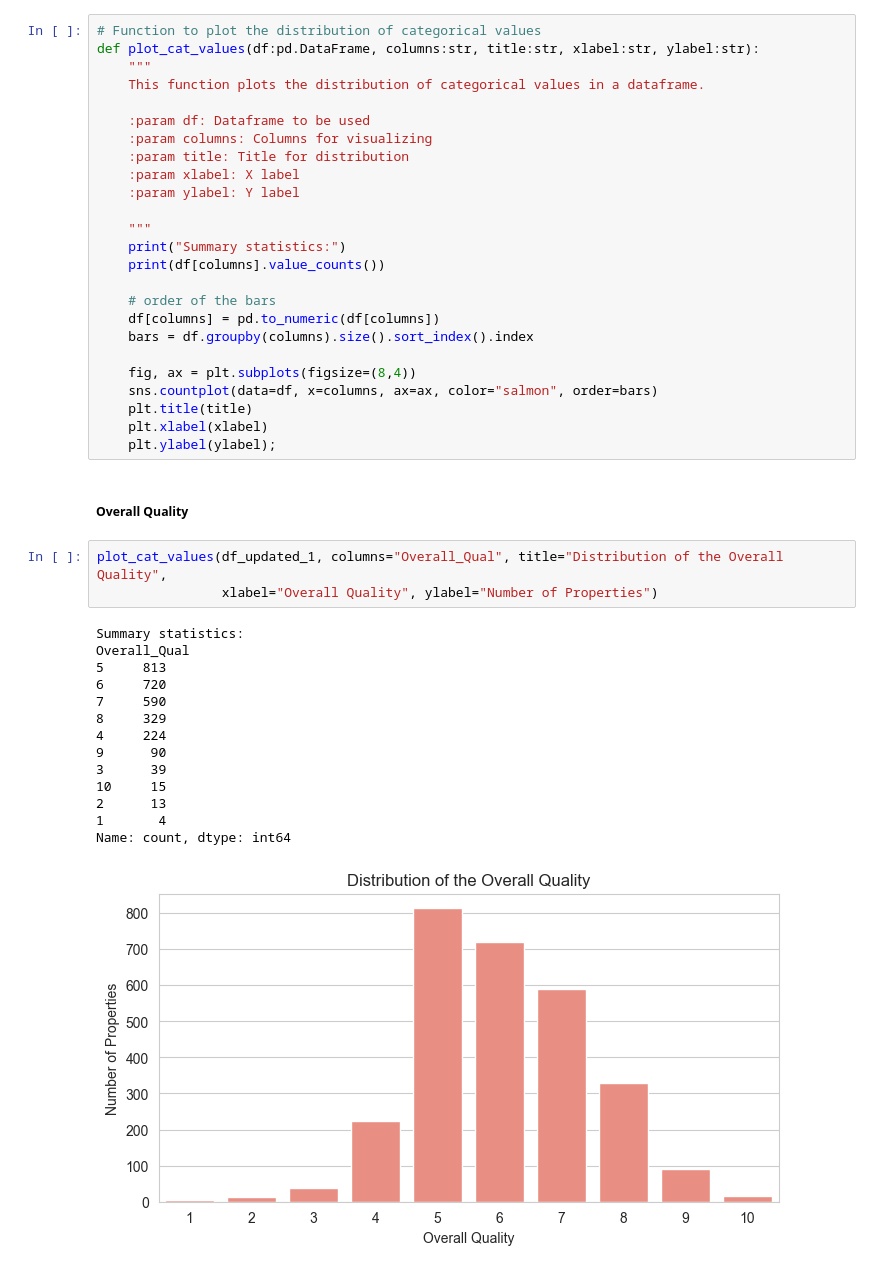
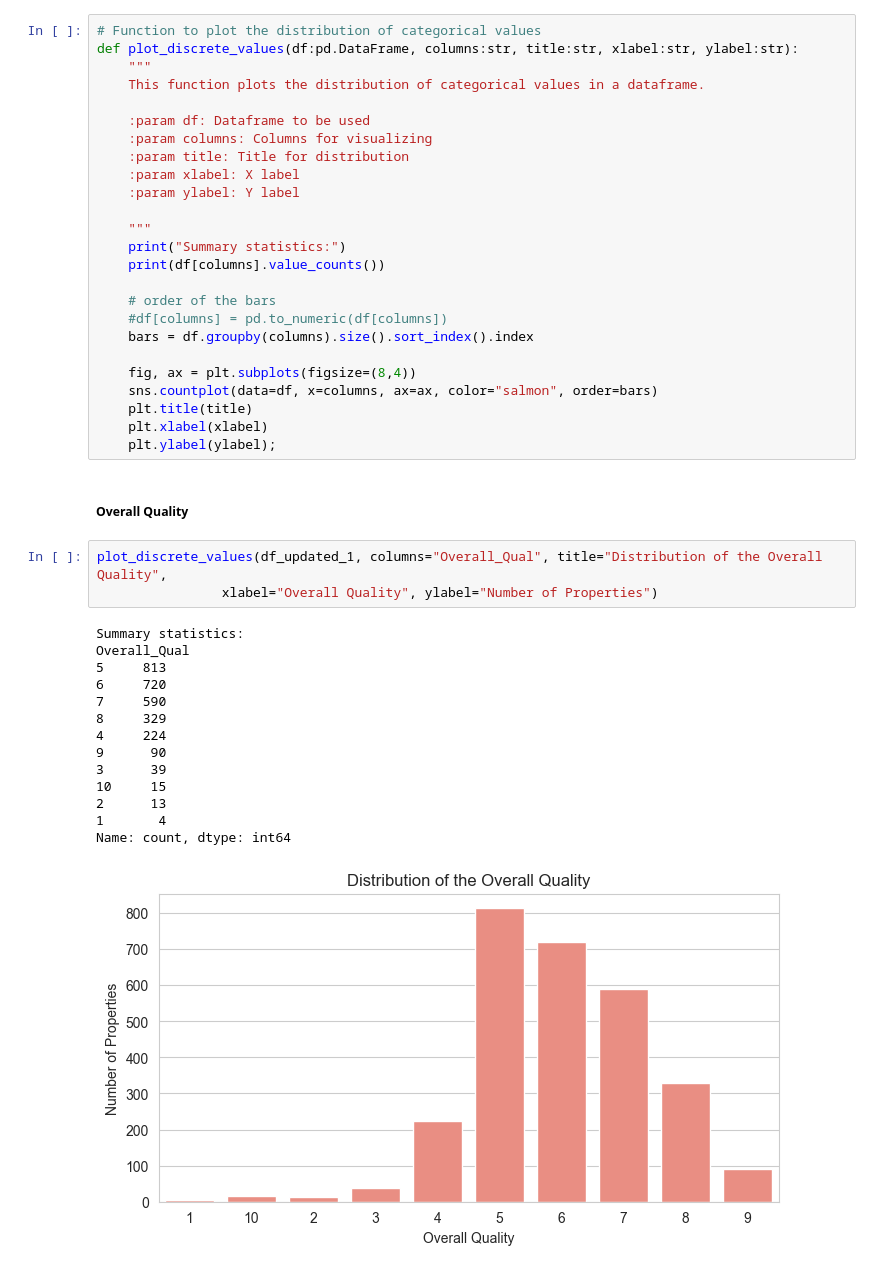
Before and after one commit to rongachoka/House_Prices_Dataset_-coursework-, a Jupyter notebook: index_updated.ipynb, the cells around one changed output. Cells and saved outputs as stored; diff of their text form.

```diff
--- a/index_updated.ipynb
+++ b/index_updated.ipynb
@@ -1370,7 +1371,7 @@ From the summary statistics above we can see that the average age of a house whe
 The data is skewed to the right with the majority of the properties being sold at a relatively young age. We can also see that there are some properties that were sold at an age of over 100 years which is a lot older than the average age of a property when it is sold.
 # %%
 # Function to plot the distribution of categorical values
-def plot_cat_values(df:pd.DataFrame, columns:str, title:str, xlabel:str, ylabel:str):
+def plot_discrete_values(df:pd.DataFrame, columns:str, title:str, xlabel:str, ylabel:str):
     """
     This function plots the distribution of categorical values in a dataframe.
 
@@ -1385,7 +1386,7 @@ def plot_cat_values(df:pd.DataFrame, columns:str, title:str, xlabel:str, ylabel:
     print(df[columns].value_counts())
 
     # order of the bars
-    df[columns] = pd.to_numeric(df[columns])
+    #df[columns] = pd.to_numeric(df[columns])
     bars = df.groupby(columns).size().sort_index().index
 
     fig, ax = plt.subplots(figsize=(8,4))
@@ -1396,20 +1397,20 @@ def plot_cat_values(df:pd.DataFrame, columns:str, title:str, xlabel:str, ylabel:
 # %% [markdown]
 ##### Overall Quality
 # %%
-plot_cat_values(df_updated_1, columns="Overall_Qual", title="Distribution of the Overall Quality",
+plot_discrete_values(df_updated_1, columns="Overall_Qual", title="Distribution of the Overall Quality",
                 xlabel="Overall Quality", ylabel="Number of Properties")
 # %% [output]
 Summary statistics:
 Overall_Qual
 5     813
 6     720
 7     590
 8     329
 4     224
 9      90
 3      39
 10     15
 2      13
 1       4
 Name: count, dtype: int64
-[figure, old version]
+[figure, new version]
```
Also changed, not shown: parts of 55 cells of this notebook.
